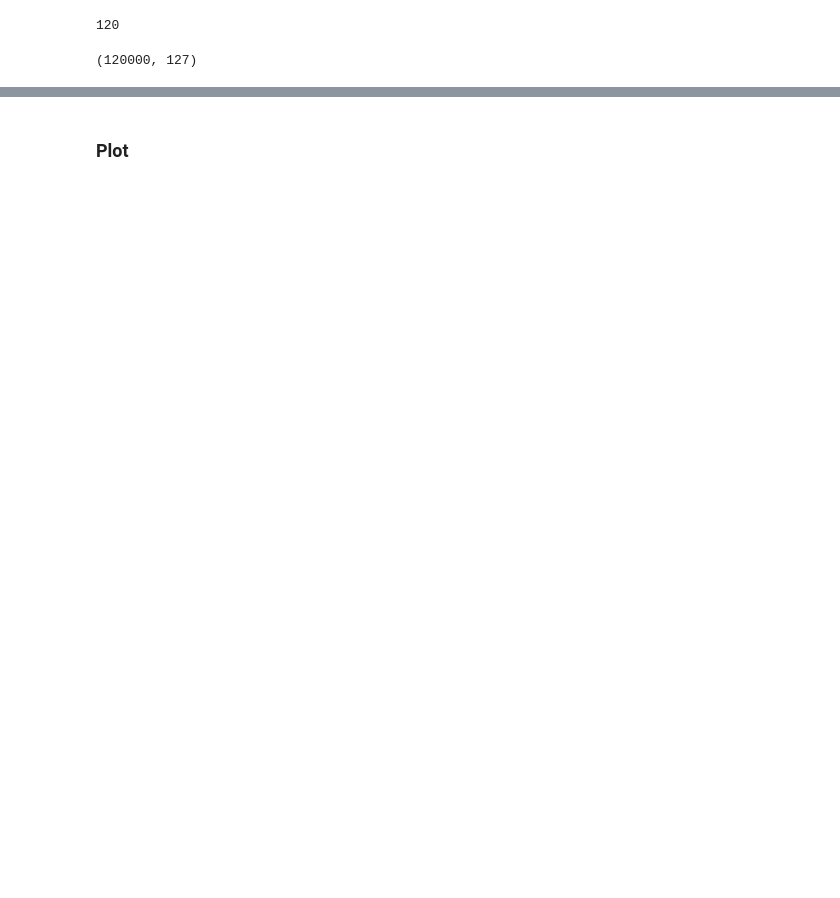
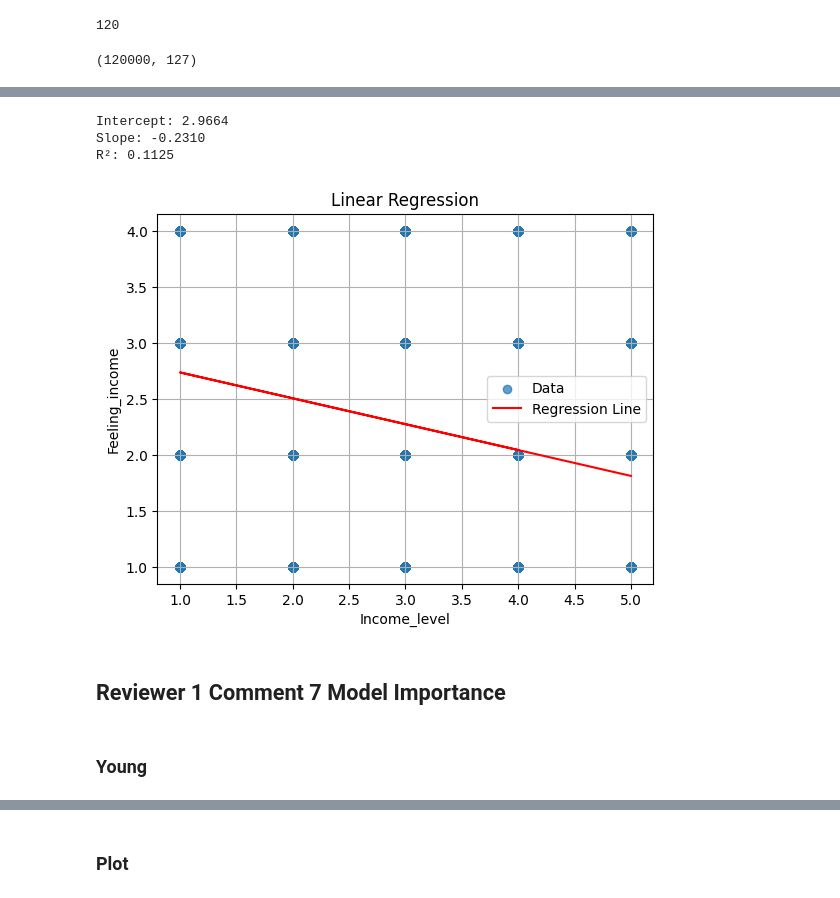
Before and after one commit to MichaelChaoLi-cpu/GallupWellBeingResearch, a Jupyter notebook: Code/ML_Rev1_Rev1Comment7&8Visualization_v1.ipynb, the cells around one changed output, grey strips where cells are left out. Drawn from its saved outputs; the diff is of its cells as text; code cells hidden in the pictures; blank space fills up the shorter version.

```diff
--- a/Code/ML_Rev1_Rev1Comment7&8Visualization_v1.ipynb
+++ b/Code/ML_Rev1_Rev1Comment7&8Visualization_v1.ipynb
@@ -39,0 +191,2 @@ Concat_Shap.shape
+# %%
+el_df = Concat_Shap[Concat_Shap['Age'] > 65]
@@ -39,0 +358,38 @@ Concat_Shap.shape
+# %%
+from sklearn.linear_model import LinearRegression
+import numpy as np
+
+# Reshape for sklearn (expects 2D for X)
+X = el_df[['Income_level']]  # Already 2D
+y = el_df['Feeling_income']         # 1D target
+
+# Fit the model
+model = LinearRegression()
+model.fit(X, y)
+
+# Coefficients
+print(f"Intercept: {model.intercept_:.4f}")
+print(f"Slope: {model.coef_[0]:.4f}")
+
+# R^2 score
+r2 = model.score(X, y)
+print(f"R²: {r2:.4f}")
+# %% [output]
+Intercept: 2.9664
+Slope: -0.2310
+R²: 0.1125
+# %%
+import matplotlib.pyplot as plt
+
+plt.scatter(X, y, alpha=0.7, label='Data')
+plt.plot(X, model.predict(X), color='red', label='Regression Line')
+plt.xlabel('Income_level')
+plt.ylabel('Feeling_income')
+plt.title('Linear Regression')
+plt.legend()
+plt.grid(True)
+plt.show()
+# %% [output]
+[figure, added]
+# %% [markdown]
+## Reviewer 1 Comment 7 Model Importance
@@ -39,0 +419,2 @@ Concat_Shap.shape
+# %% [markdown]
+### Young
```
Also changed, not shown: parts of 112 cells of this notebook, 5 other files.
